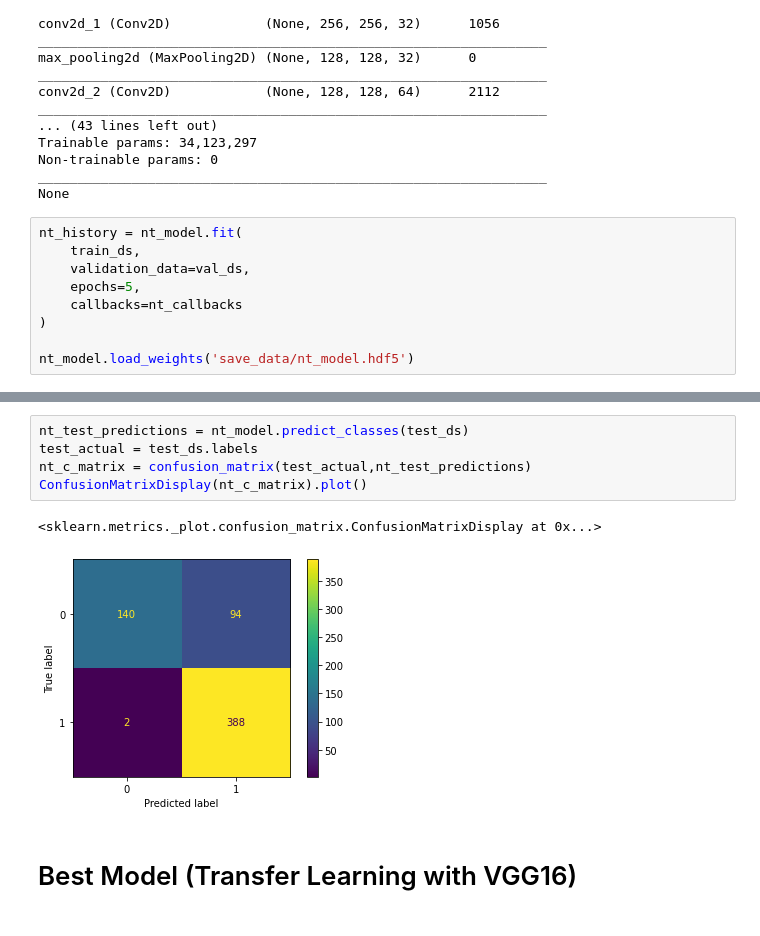
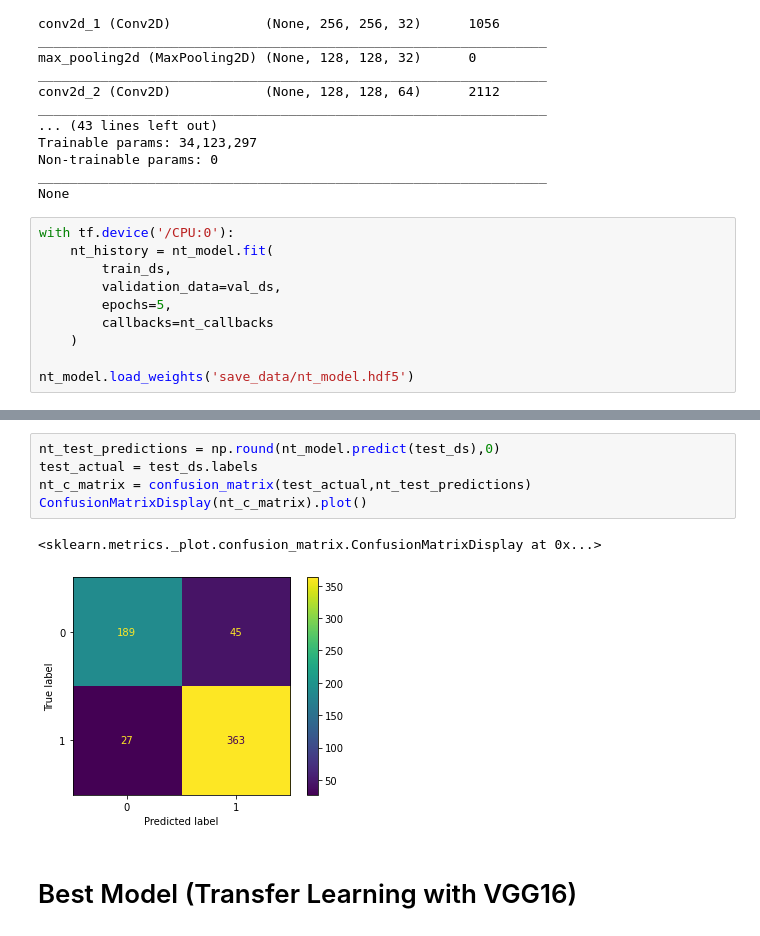
Before and after one commit to jlombino/DSC-Phase-4-Project, a Jupyter notebook: Final_Notebook.ipynb, the cells around one changed output, grey strips where cells are left out. Saved outputs shown, nothing was run; the diff lists cells and outputs as text.

Commit message:
Added visualizations to final notebook

```diff
--- a/Final_Notebook.ipynb
+++ b/Final_Notebook.ipynb
@@ -210,12 +234,13 @@ Non-trainable params: 0
 _________________________________________________________________
 None
 # %%
-nt_history = nt_model.fit(
-    train_ds,
-    validation_data=val_ds,
-    epochs=5,
-    callbacks=nt_callbacks
-)
+with tf.device('/CPU:0'):
+    nt_history = nt_model.fit(
+        train_ds,
+        validation_data=val_ds,
+        epochs=5,
+        callbacks=nt_callbacks
+    )
 
 nt_model.load_weights('save_data/nt_model.hdf5')
 # %% [output]
@@ -261,11 +288,11 @@ nt_test_res = nt_model.evaluate(test_ds)
 # %%
-nt_test_predictions = nt_model.predict_classes(test_ds)
+nt_test_predictions = np.round(nt_model.predict(test_ds),0)
 test_actual = test_ds.labels
 nt_c_matrix = confusion_matrix(test_actual,nt_test_predictions)
 ConfusionMatrixDisplay(nt_c_matrix).plot()
 # %% [output]
 <sklearn.metrics._plot.confusion_matrix.ConfusionMatrixDisplay at 0x...>
-[figure, old version]
+[figure, new version]
 # %% [markdown]
 <h1>Best Model (Transfer Learning with VGG16)
 # %%
```
Also changed, not shown: parts of 32 cells of this notebook.
